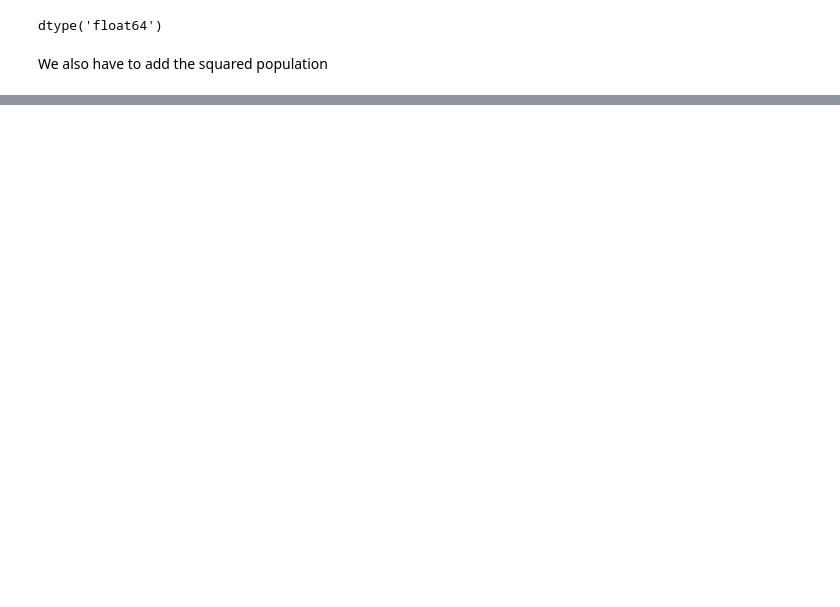
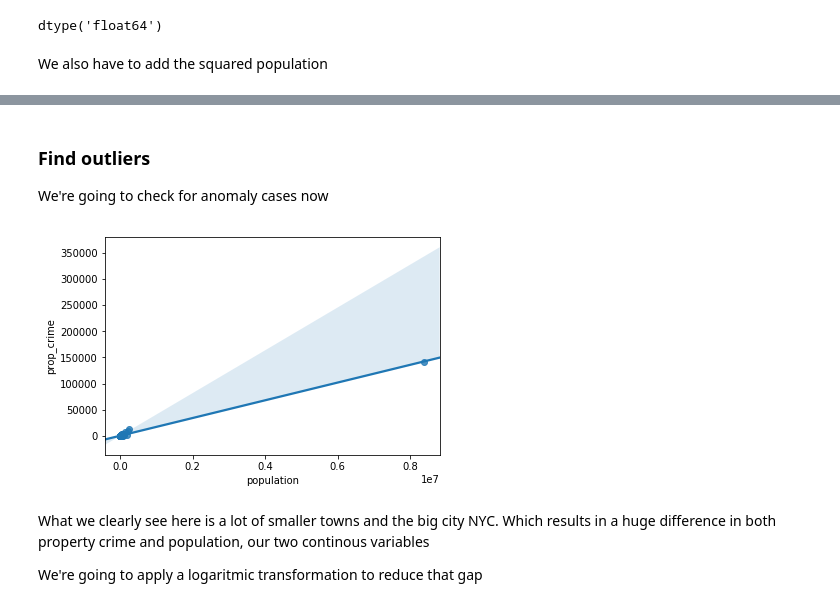
Before and after one commit to gbetegon/thinkful_exercises, a Jupyter notebook: 3_bootcamp/U2L4/Linear Regression.ipynb, the cells around one changed output, grey strips where cells are left out. Cells and saved outputs as stored; diff of their text form; code cells hidden in the pictures; blank space fills up the shorter version.

```diff
--- a/3_bootcamp/U2L4/Linear Regression.ipynb
+++ b/3_bootcamp/U2L4/Linear Regression.ipynb
@@ -120,0 +121,12 @@ crime
+# %% [markdown]
+### Find outliers
+We're going to check for anomaly cases now
+# %%
+sns.regplot(crime.population, crime.prop_crime)
+plt.show()
+# %% [output]
+[figure, added]
+# %% [markdown]
+What we clearly see here is a lot of smaller towns and the big city NYC. Which results in a huge difference in both property crime and population, our two continous variables
+
+We're going to apply a logaritmic transformation to reduce that gap
```
Also changed, not shown: parts of 34 cells of this notebook.
